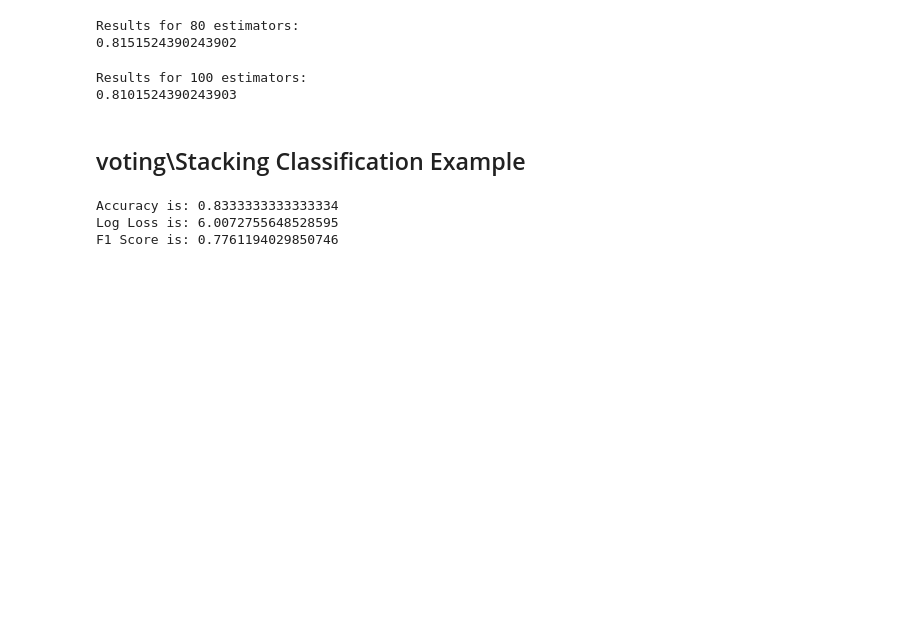
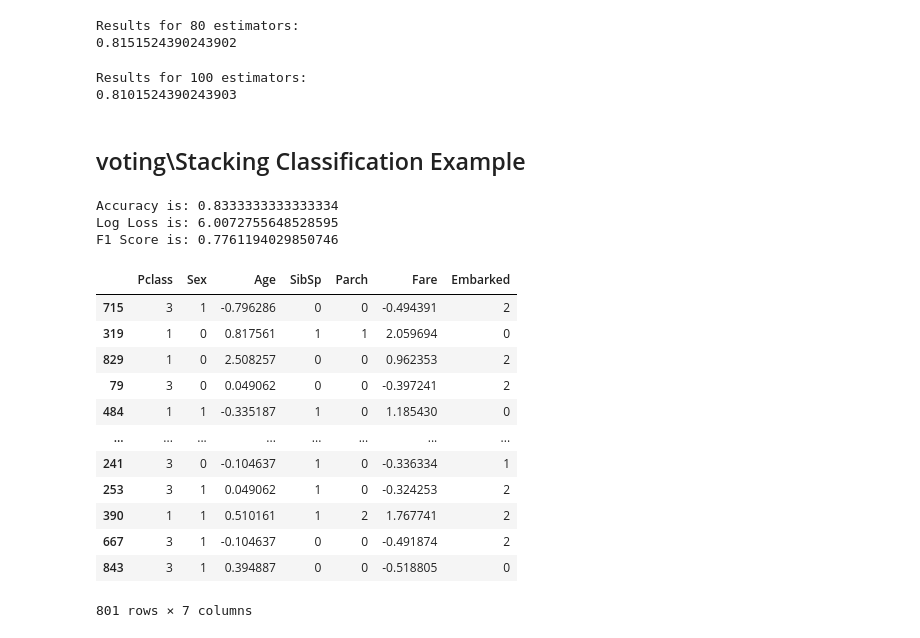
Before and after one commit to twcch/IMLP425, a Jupyter notebook: Unit06/2.3_Ensemble實戰.ipynb, the cells around one changed output. Drawn from its saved outputs; the diff is of its cells as text; code cells hidden in the pictures; blank space fills up the shorter version.

```diff
--- a/Unit06/2.3_Ensemble實戰.ipynb
+++ b/Unit06/2.3_Ensemble實戰.ipynb
@@ -219,3 +219,19 @@ print("F1 Score is: " + str(f1))
 Accuracy is: 0.8333333333333334
 Log Loss is: 6.0072755648528595
 F1 Score is: 0.7761194029850746
+# %%
+X_train
+# %% [output]
+|  | Pclass | Sex | Age | SibSp | Parch | Fare | Embarked |
+| 715 | 3 | 1 | -0.796286 | 0 | 0 | -0.494391 | 2 |
+| 319 | 1 | 0 | 0.817561 | 1 | 1 | 2.059694 | 0 |
+| 829 | 1 | 0 | 2.508257 | 0 | 0 | 0.962353 | 2 |
+| 79 | 3 | 0 | 0.049062 | 0 | 0 | -0.397241 | 2 |
+| 484 | 1 | 1 | -0.335187 | 1 | 0 | 1.185430 | 0 |
+| ... | ... | ... | ... | ... | ... | ... | ... |
+| 241 | 3 | 0 | -0.104637 | 1 | 0 | -0.336334 | 1 |
+| 253 | 3 | 1 | 0.049062 | 1 | 0 | -0.324253 | 2 |
+| 390 | 1 | 1 | 0.510161 | 1 | 2 | 1.767741 | 2 |
+| 667 | 3 | 1 | -0.104637 | 0 | 0 | -0.491874 | 2 |
+| 843 | 3 | 1 | 0.394887 | 0 | 0 | -0.518805 | 0 |
+801 rows × 7 columns
```
Also changed, not shown: parts of 4 cells of this notebook, 1 other file.
